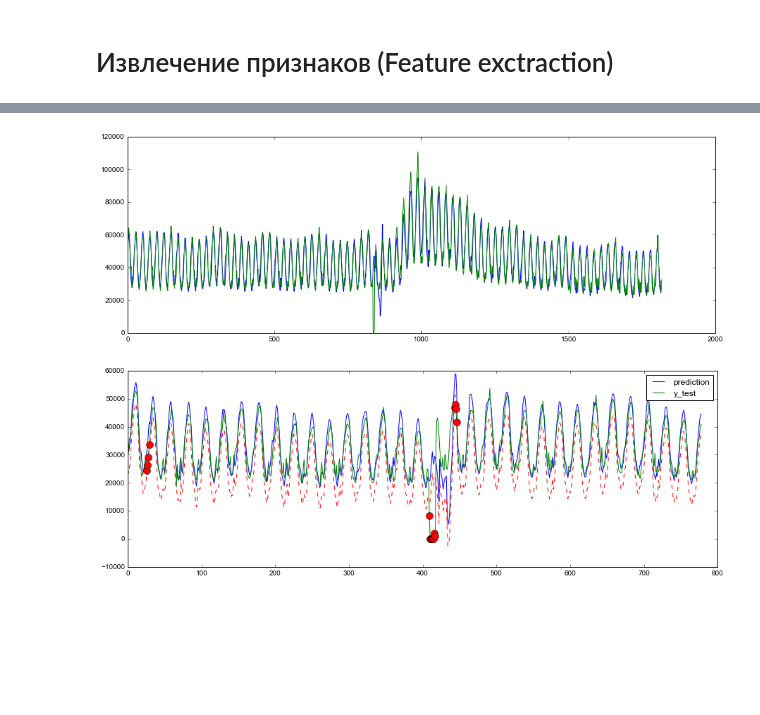
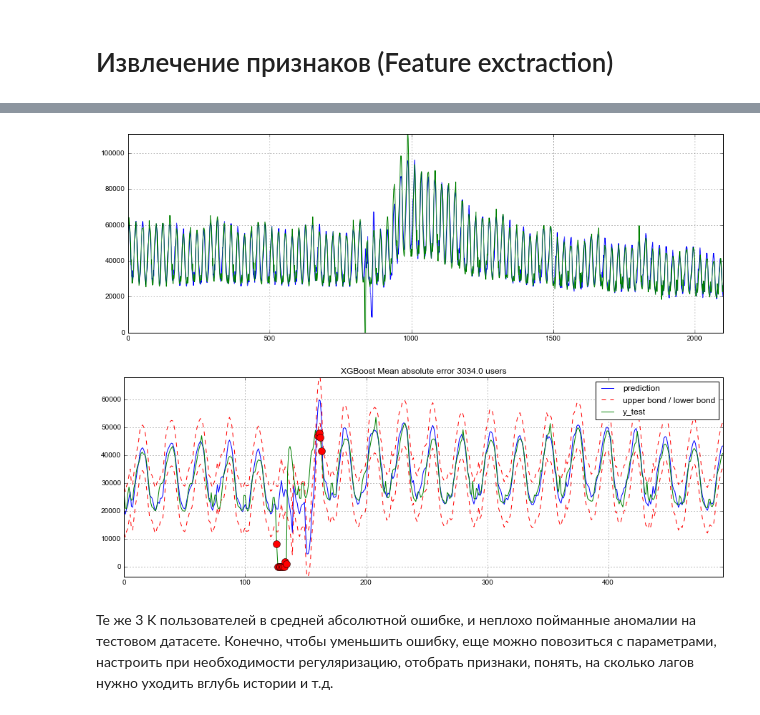
Before and after one commit to DmitrySerg/CMF, a Jupyter notebook: lesson9_timeseries/TimeSeries in Python.ipynb, the cells around one changed output, grey strips where cells are left out. Drawn from its saved outputs; the diff is of its cells as text; code cells hidden in the pictures; blank space fills up the shorter version.

```diff
--- a/lesson9_timeseries/TimeSeries in Python.ipynb
+++ b/lesson9_timeseries/TimeSeries in Python.ipynb
@@ -546,0 +634,5 @@ Dickey–Fuller: p=0.000000
+# %%
+model=sm.tsa.statespace.SARIMAX(data.Users_box, order=(4, d, 3),
+                                        seasonal_order=(4, D, 1, 24)).fit(disp=-1)
+# %%
+best_model = model
@@ -589,47 +849,63 @@ X_train, X_test, y_train, y_test = prepareData(dataset.Users)
 # %%
-def XGB_anomalies(data, lag_start=5, lag_end=20, test_size=0.15, scale=3):
+import xgboost as xgb
 
+def XGB_forecast(data, lag_start=5, lag_end=20, test_size=0.15, scale=1.96):
+
+    # исходные данные
     X_train, X_test, y_train, y_test = prepareData(dataset.Users, lag_start, lag_end, test_size)
+    dtrain = xgb.DMatrix(X_train, label=y_train)
+    dtest = xgb.DMatrix(X_test)
 
-    dtrain = xgb.DMatrix(X_train, label=y_train)
+    # задаём параметры
     params = {
         'objective': 'reg:linear',
         'booster':'gblinear'
     }
     trees = 1000
-    cv = xgb.cv(params, dtrain, metrics = ('mae'), verbose_eval=False, nfold=10, show_stdv=False, num_boost_round=trees)
 
-    dtrain = xgb.DMatrix(X_train, label=y_train)
-    bst = xgb.train(params, dtrain, num_boost_round=cv['test-mae-mean'].argmin())
+    # прогоняем на кросс-валидации с метрикой rmse
+    cv = xgb.cv(params, dtrain, metrics = ('rmse'), verbose_eval=False, nfold=10, show_stdv=False, num_boost_round=trees)
 
-    dval = xgb.DMatrix(X_test, label=y_test)
+    # обучаем xgboost с оптимальным числом деревьев, подобранным на кросс-валидации
+    bst = xgb.train(params, dtrain, num_boost_round=cv['test-rmse-mean'].argmin())
 
+    # можно построить кривые валидации
     #cv.plot(y=['test-mae-mean', 'train-mae-mean'])
 
-    deviation = cv.loc[cv['test-mae-mean'].argmin()]["test-mae-mean"]
-    bst = xgb.train(params, dtrain, num_boost_round=trees)
-    dtest = xgb.DMatrix(X_test)
+    # запоминаем ошибку на кросс-валидации
+    deviation = cv.loc[cv['test-rmse-mean'].argmin()]["test-rmse-mean"]
+
+    # посмотрим, как модель вела себя на тренировочном отрезке ряда
     prediction_train = bst.predict(dtrain)
-
     plt.figure(figsize=(15, 5))
     plt.plot(prediction_train)
     plt.plot(y_train)
+    plt.axis('tight')
+    plt.grid(True)
 
+    # и на тестовом
     prediction_test = bst.predict(dtest)
-
     lower = prediction_test-scale*deviation
+    upper = prediction_test+scale*deviation
 
     Anomalies = np.array([np.NaN]*len(y_test))
     Anomalies[y_test<lower] = y_test[y_test<lower]
 
     plt.figure(figsize=(15, 5))
     plt.plot(prediction_test, label="prediction")
-    plt.plot(lower, "r--")
+    plt.plot(lower, "r--", label="upper bond / lower bond")
+    plt.plot(upper, "r--")
     plt.plot(list(y_test), label="y_test")
     plt.plot(Anomalies, "ro", markersize=10)
+    plt.legend(loc="best")
+    plt.axis('tight')
+    plt.title("XGBoost Mean absolute error {} users".format(round(mean_absolute_error(prediction_test, y_test))))
+    plt.grid(True)
     plt.legend()
 # %%
-XGB_anomalies(dataset, test_size=0.3, lag_start=5, lag_end=30)
+XGB_forecast(dataset, test_size=0.2, lag_start=5, lag_end=30)
 # %% [output]
-[figure, old version]
+[figure, new version]
-[figure, old version]
+[figure, new version]
+# %% [markdown]
+Те же 3 K пользователей в средней абсолютной ошибке, и неплохо пойманные аномалии на тестовом датасете. Конечно, чтобы уменьшить ошибку, еще можно повозиться с параметрами, настроить при необходимости регуляризацию, отобрать признаки, понять, на сколько лагов нужно уходить вглубь истории и т.д.
```
Also changed, not shown: parts of 49 cells of this notebook.
